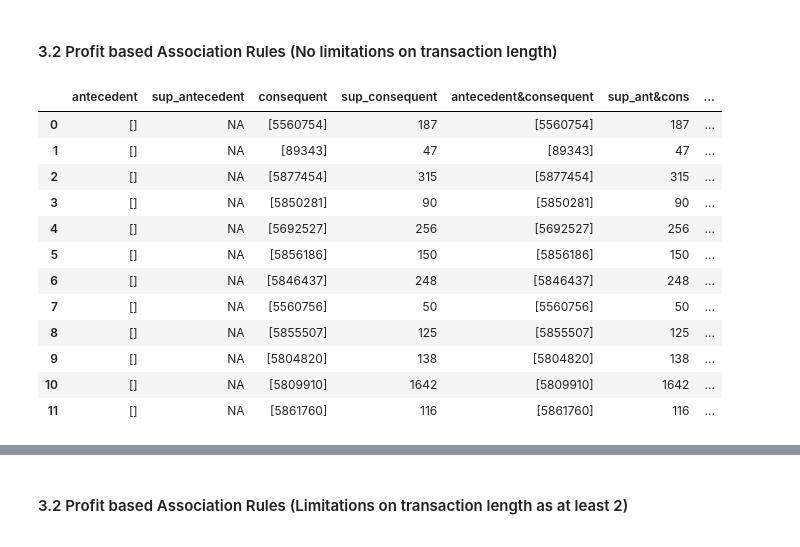
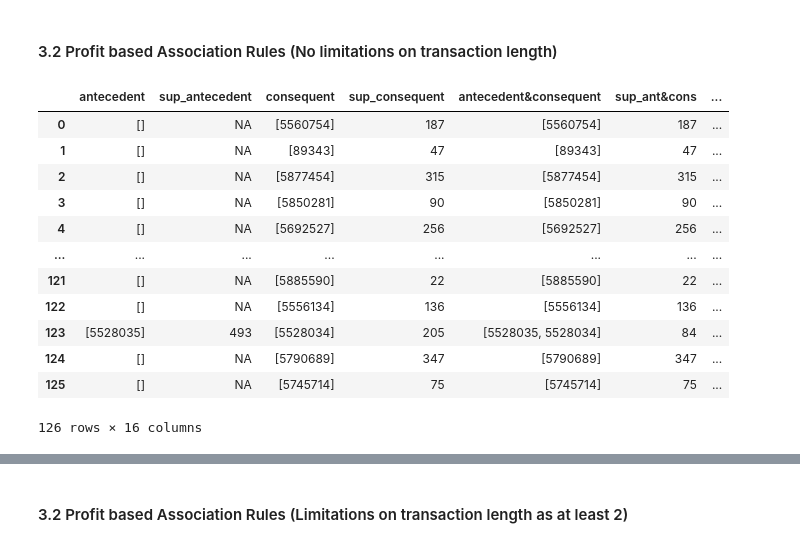
Before and after one commit to dawei7/Detecting-patterns-in-purchase-history-using-association-rule-learning-methods, a Jupyter notebook: Analaysis_Kaggle_Comsetics_Dataset.ipynb, the cells around one changed output, grey strips where cells are left out. Saved outputs shown, nothing was run; the diff lists cells and outputs as text; code cells hidden in the pictures.

```diff
--- a/Analaysis_Kaggle_Comsetics_Dataset.ipynb
+++ b/Analaysis_Kaggle_Comsetics_Dataset.ipynb
@@ -327,38 +323,38 @@ rules_labeled
 # %%
 import modified_fp_growth_algorithm.modified_fp_growth_latest as mod_fp_growth
 
 #For better trackingI take price instead of profit as profit, because tracking ius easier and at moment I anyway just multiply by 0.1 for profit
 # We see how "super efficient it is, only 6.8 seconds for 13k rules inclduing writing to Excel"
 
-data = data[data["product_id"].apply(len)<5]
+data = data[data["product_id"].apply(len)<=5]
 
 rules = mod_fp_growth.fpgrowthFromDataFrame(\
     data,
-    minSupRatio=0.005,
+    minSupRatio=0.001,
     maxSupRatio=1,
     minConf=0,
     item_col=1,
     profit_col=3,
     max_profit = max_profit,
     profit_sensitivity = lambda x : 1 * x
     )
 
 rules.to_excel("fp_groth_out.xlsx",index=False)
 rules
 # %% [output]
 |  | antecedent | sup_antecedent | consequent | sup_consequent | antecedent&consequent | sup_ant&cons | ... |
 | 0 | [] | NA | [5560754] | 187 | [5560754] | 187 | ... |
 | 1 | [] | NA | [89343] | 47 | [89343] | 47 | ... |
 | 2 | [] | NA | [5877454] | 315 | [5877454] | 315 | ... |
 | 3 | [] | NA | [5850281] | 90 | [5850281] | 90 | ... |
 | 4 | [] | NA | [5692527] | 256 | [5692527] | 256 | ... |
-| 5 | [] | NA | [5856186] | 150 | [5856186] | 150 | ... |
-| 6 | [] | NA | [5846437] | 248 | [5846437] | 248 | ... |
-| 7 | [] | NA | [5560756] | 50 | [5560756] | 50 | ... |
-| 8 | [] | NA | [5855507] | 125 | [5855507] | 125 | ... |
-| 9 | [] | NA | [5804820] | 138 | [5804820] | 138 | ... |
-| 10 | [] | NA | [5809910] | 1642 | [5809910] | 1642 | ... |
-| 11 | [] | NA | [5861760] | 116 | [5861760] | 116 | ... |
+| ... | ... | ... | ... | ... | ... | ... | ... |
+| 121 | [] | NA | [5885590] | 22 | [5885590] | 22 | ... |
+| 122 | [] | NA | [5556134] | 136 | [5556134] | 136 | ... |
+| 123 | [5528035] | 493 | [5528034] | 205 | [5528035, 5528034] | 84 | ... |
+| 124 | [] | NA | [5790689] | 347 | [5790689] | 347 | ... |
+| 125 | [] | NA | [5745714] | 75 | [5745714] | 75 | ... |
+126 rows × 16 columns
 # %%
 rules_exploded = rules.explode("antecedent&consequent")[["antecedent&consequent","sup_ant&cons"]]
 rules_exploded.insert(0,"rules_index",rules_exploded.index)
```
Also changed, not shown: parts of 5 cells of this notebook, 6 other files.
